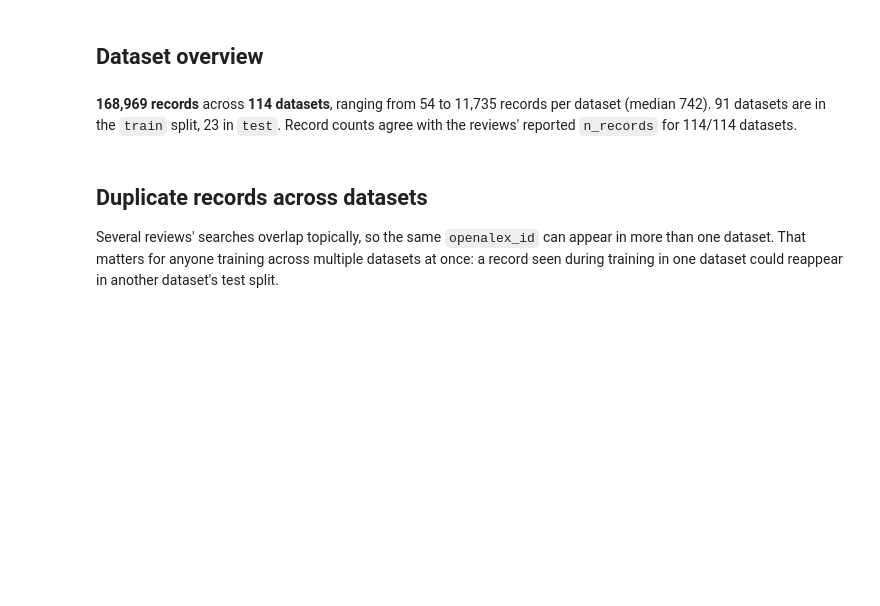
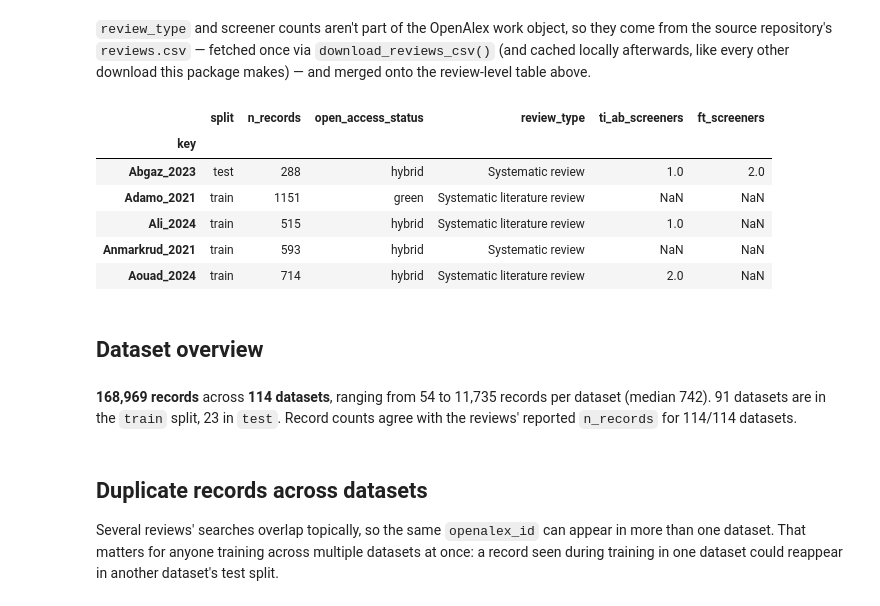
Before and after one commit to asreview/synergy-dataset, a Jupyter notebook: examples/statistics_synergy_plus.ipynb, the cells around one changed output. Cells and saved outputs as stored; diff of their text form; code cells hidden in the pictures; blank space fills up the shorter version.

```diff
--- a/examples/statistics_synergy_plus.ipynb
+++ b/examples/statistics_synergy_plus.ipynb
@@ -96,3 +129,26 @@ records.head()
+# %% [markdown]
+`review_type` and screener counts aren't part of the OpenAlex work object, so they
+come from the source repository's `reviews.csv` — fetched once via
+`download_reviews_csv()` (and cached locally afterwards, like every other download
+this package makes) — and merged onto the review-level table above.
+# %%
+reviews_csv_path = download_reviews_csv()
+reviews_csv = pd.read_csv(reviews_csv_path)
+reviews_csv.columns = [snake_case(c) for c in reviews_csv.columns]
+reviews_csv = reviews_csv.set_index("key")[
+    ["review_type", "ti_ab_screeners", "ft_screeners"]
+]
+
+reviews = reviews.join(reviews_csv, how="left")
+reviews.head()
+# %% [output]
+|  | split | n_records | open_access_status | review_type | ti_ab_screeners | ft_screeners |
+| key |  |  |  |  |  |  |
+| Abgaz_2023 | test | 288 | hybrid | Systematic review | 1.0 | 2.0 |
+| Adamo_2021 | train | 1151 | green | Systematic literature review | NaN | NaN |
+| Ali_2024 | train | 515 | hybrid | Systematic literature review | 1.0 | NaN |
+| Anmarkrud_2021 | train | 593 | hybrid | Systematic review | NaN | NaN |
+| Aouad_2024 | train | 714 | hybrid | Systematic literature review | 2.0 | NaN |
 # %% [markdown]
 ## Dataset overview
 # %%
```
Also changed, not shown: parts of 10 cells of this notebook, 1 other file.
